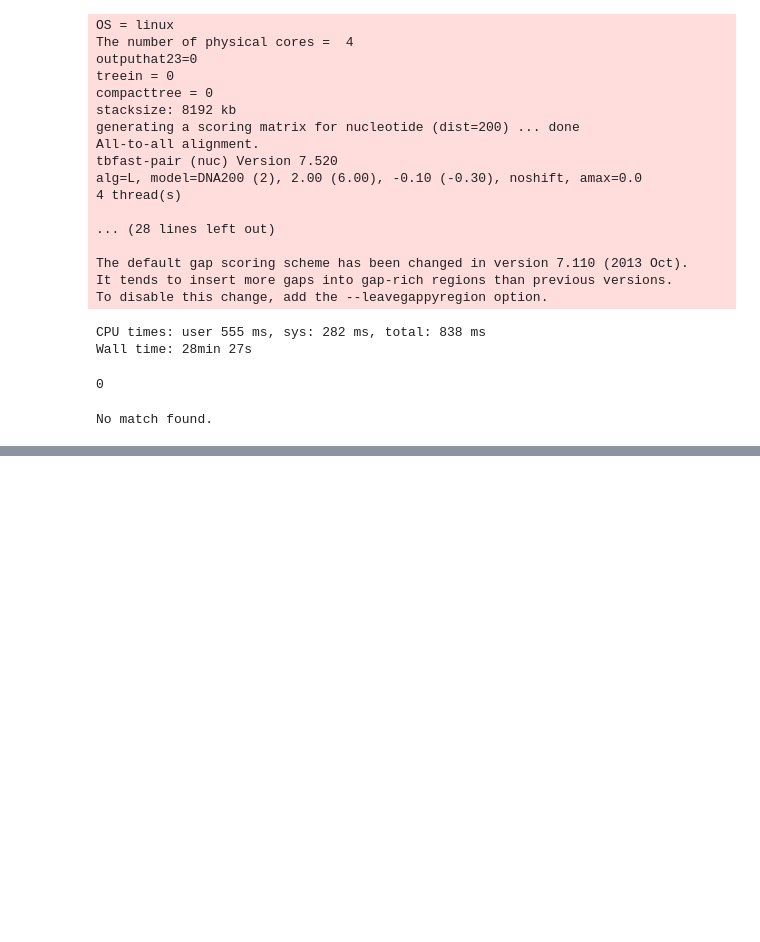
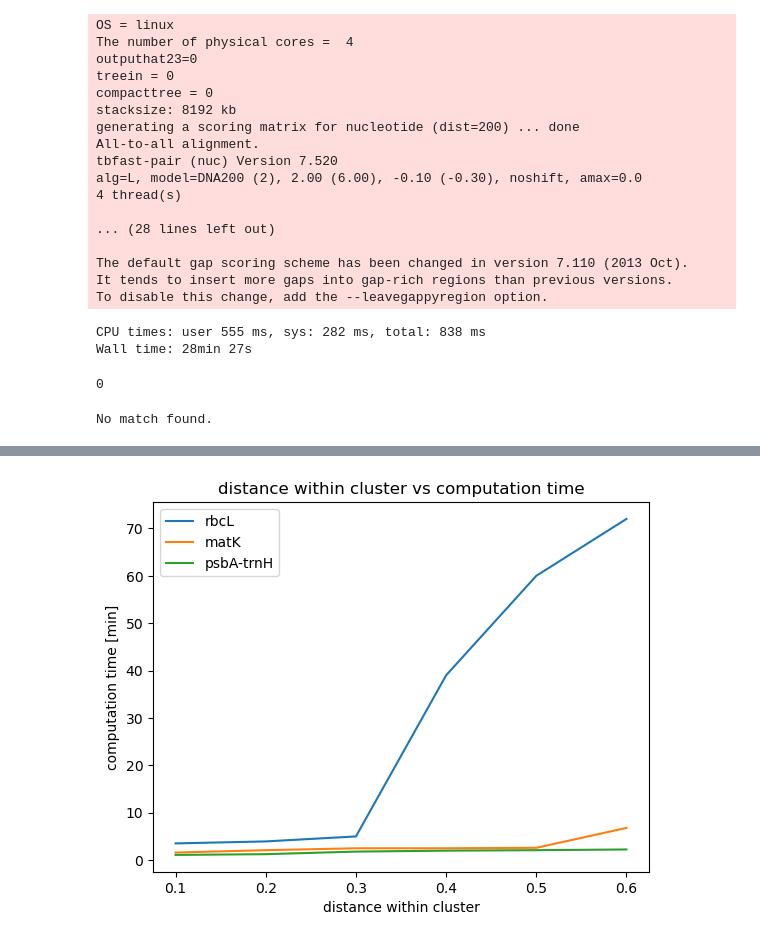
Before and after one commit to GenoRobotics-EPFL/Identification, a Jupyter notebook: primerDesign/stats/alignement_tools_stats.ipynb, the cells around one changed output, grey strips where cells are left out. Cells and saved outputs as stored; diff of their text form; code cells hidden in the pictures; blank space fills up the shorter version.

```diff
--- a/primerDesign/stats/alignement_tools_stats.ipynb
+++ b/primerDesign/stats/alignement_tools_stats.ipynb
@@ -232 +236,15 @@ plt.show()
+# %%
+### import matplotlib.pyplot as plt
+#creating plots
+plt.title("distance within cluster vs computation time")
+plt.xlabel("distance within cluster")
+plt.ylabel("computation time [min]")
+plt.plot([0.1, 0.2, 0.3, 0.4, 0.5, 0.6], [3.53, 3.95, 5, 39, 60, 72], label="rbcL")
+plt.plot([0.1, 0.2, 0.3, 0.4, 0.5, 0.6], [1.6, 2.1, 2.5, 2.5, 2.6, 6.8], label="matK")
+plt.plot([0.1, 0.2, 0.3, 0.4, 0.5, 0.6], [1.1, 1.26, 1.8, 2, 2.1, 2.25], label="psbA-trnH")
+plt.legend()
+plt.savefig("computation time.png")
+plt.show()
+# %% [output]
+[figure, added]
 # %%
```
Also changed, not shown: parts of 3 cells of this notebook, 34 other files.
